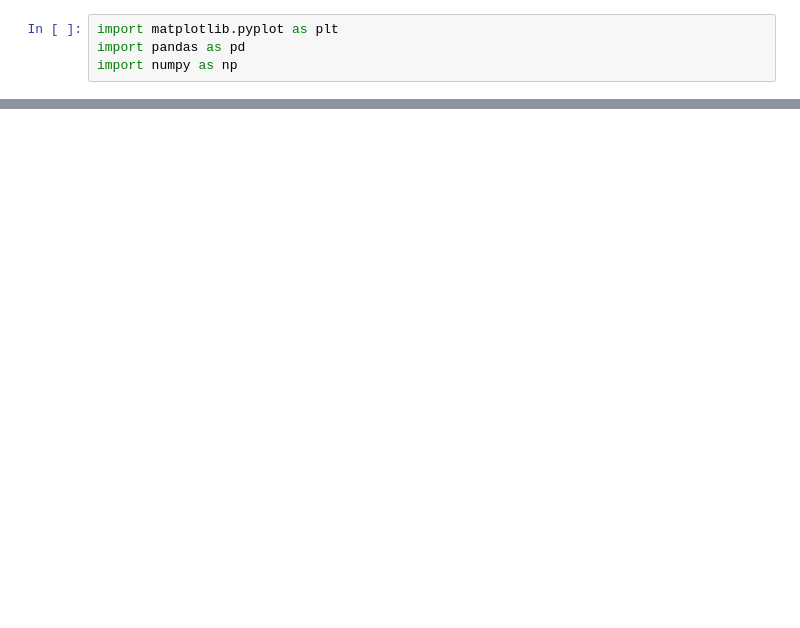
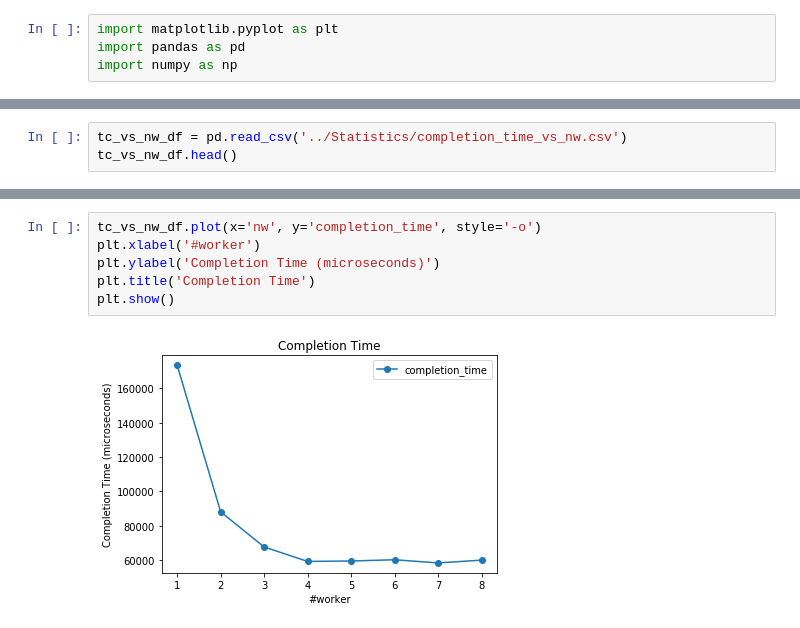
Before and after one commit to noobcode/Parallel-and-Distributed-Systems, a Jupyter notebook: Project/Visualizations/visualize_results.ipynb, the cells around one changed output, grey strips where cells are left out. Saved outputs shown, nothing was run; the diff lists cells and outputs as text; blank space fills up the shorter version.

```diff
--- a/Project/Visualizations/visualize_results.ipynb
+++ b/Project/Visualizations/visualize_results.ipynb
@@ -72,0 +71,3 @@ plt.show()
+# %%
+tc_vs_nw_df = pd.read_csv('../Statistics/completion_time_vs_nw.csv')
+tc_vs_nw_df.head()
@@ -72,0 +81,8 @@ plt.show()
+# %%
+tc_vs_nw_df.plot(x='nw', y='completion_time', style='-o')
+plt.xlabel('#worker')
+plt.ylabel('Completion Time (microseconds)')
+plt.title('Completion Time')
+plt.show()
+# %% [output]
+[figure, added]
```
Also changed, not shown: parts of 18 cells of this notebook, 9 other files.
